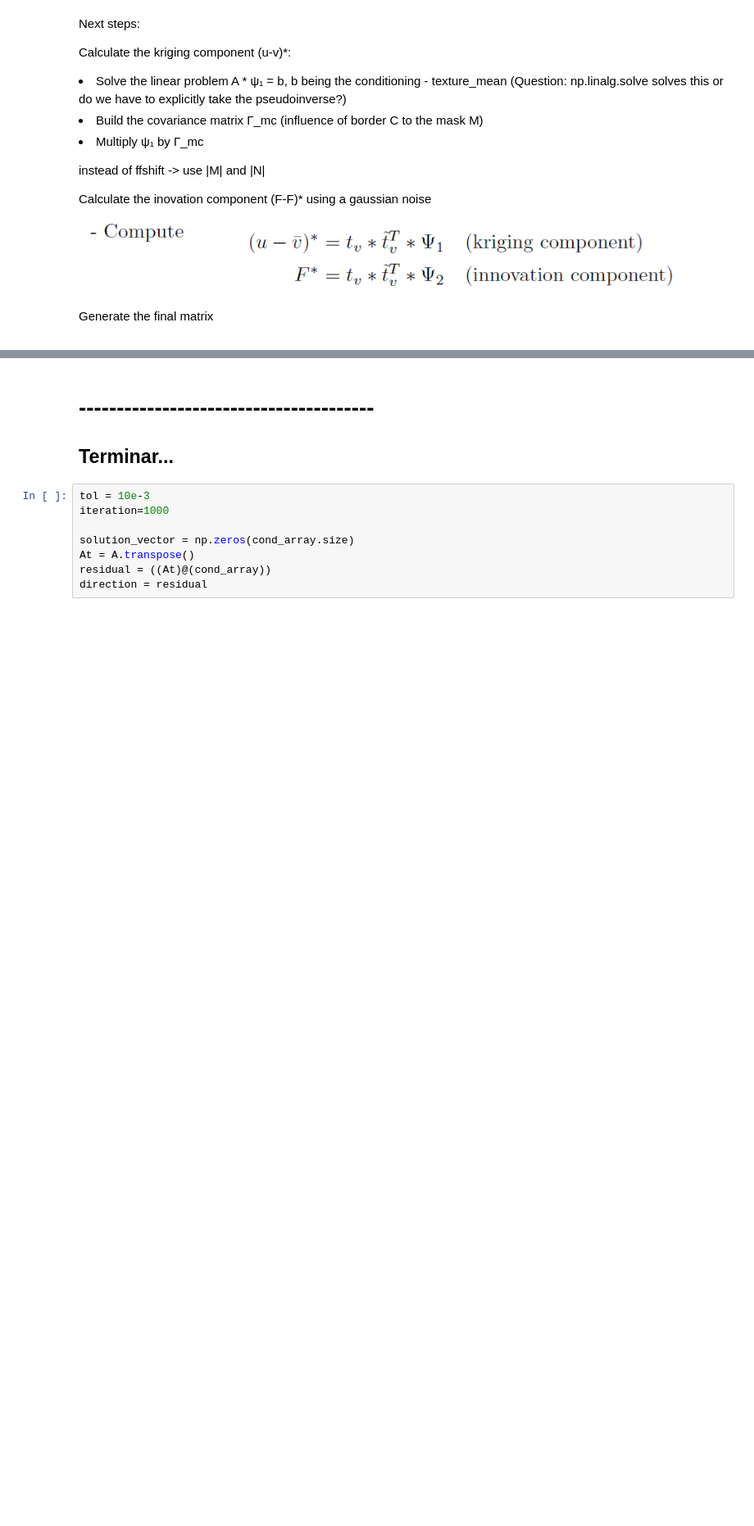
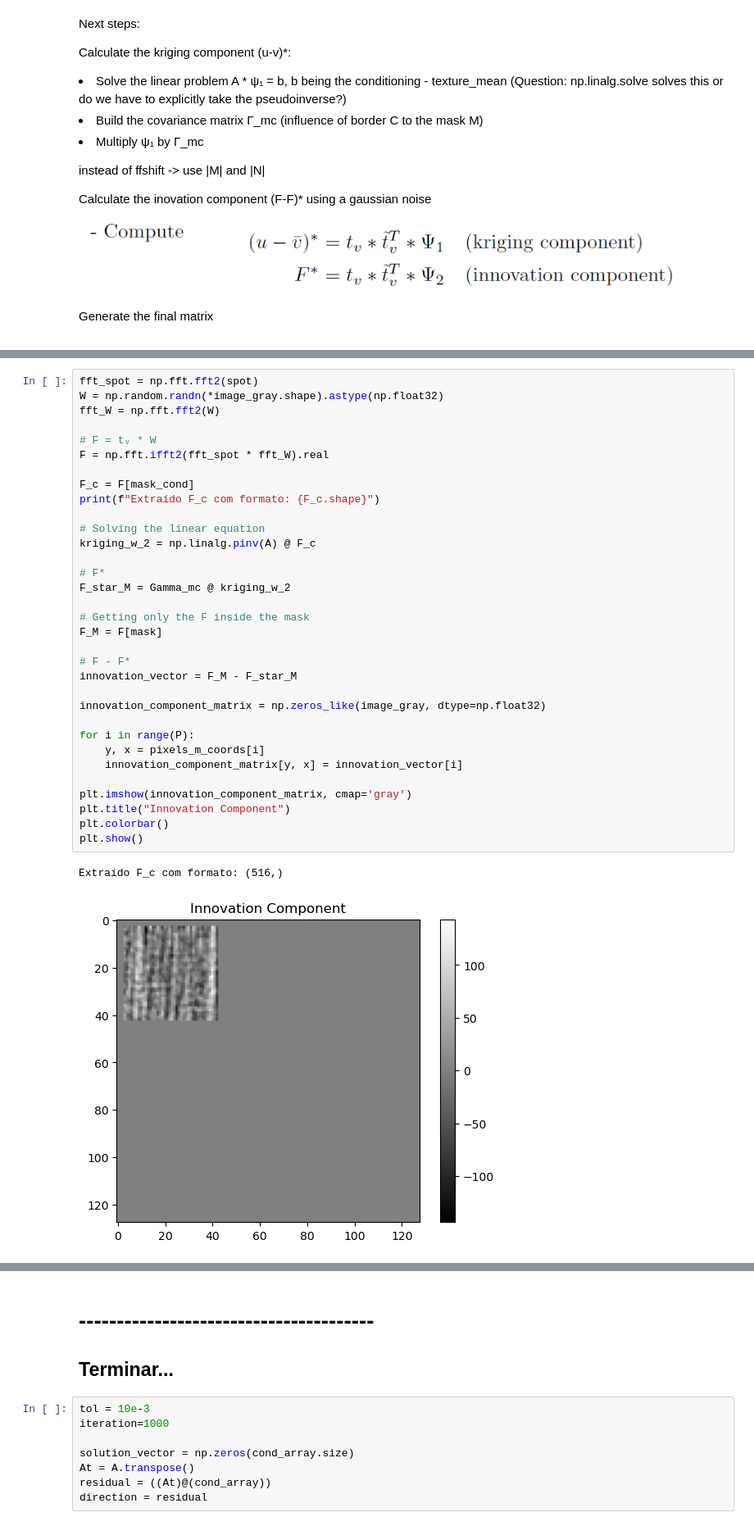
Before and after one commit to guilhermeRaibolt/gaussian-impainting, a Jupyter notebook: gaussian_sampling.ipynb, the cells around one changed output, grey strips where cells are left out. Shown at 82% size. Cells and saved outputs as stored; diff of their text form; blank space fills up the shorter version.

```diff
--- a/gaussian_sampling.ipynb
+++ b/gaussian_sampling.ipynb
@@ -239,0 +267,36 @@ array([[-18.649809 +0.0000000e+00j, -22.564766 +0.0000000e+00j,
+# %%
+fft_spot = np.fft.fft2(spot)
+W = np.random.randn(*image_gray.shape).astype(np.float32)
+fft_W = np.fft.fft2(W)
+
+# F = tᵥ * W
+F = np.fft.ifft2(fft_spot * fft_W).real
+
+F_c = F[mask_cond]
+print(f"Extraído F_c com formato: {F_c.shape}")
+
+# Solving the linear equation
+kriging_w_2 = np.linalg.pinv(A) @ F_c
+
+# F*
+F_star_M = Gamma_mc @ kriging_w_2
+
+# Getting only the F inside the mask
+F_M = F[mask]
+
+# F - F*
+innovation_vector = F_M - F_star_M
+
+innovation_component_matrix = np.zeros_like(image_gray, dtype=np.float32)
+
+for i in range(P):
+    y, x = pixels_m_coords[i]
+    innovation_component_matrix[y, x] = innovation_vector[i]
+
+plt.imshow(innovation_component_matrix, cmap='gray')
+plt.title("Innovation Component")
+plt.colorbar()
+plt.show()
+# %% [output]
+Extraído F_c com formato: (516,)
+[figure, added]
```
Also changed, not shown: parts of 11 cells of this notebook.
